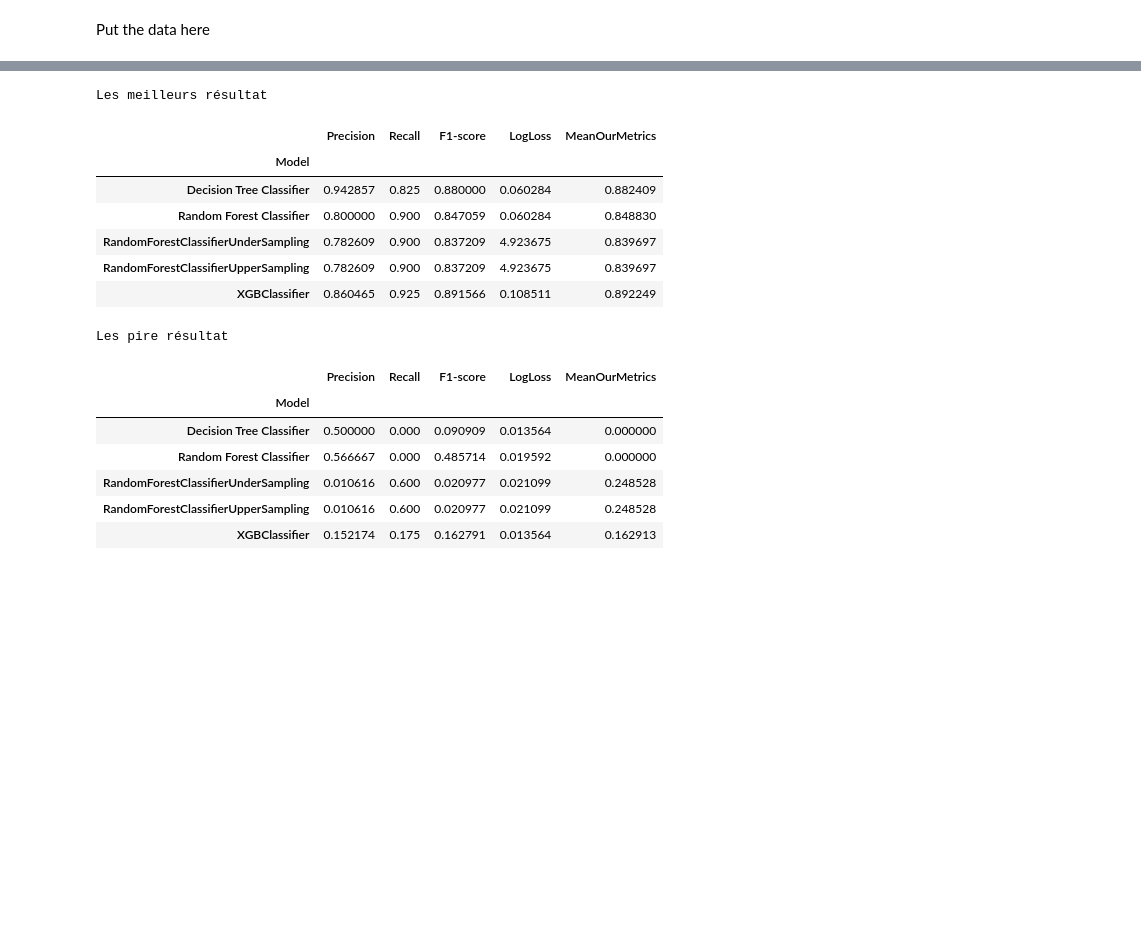
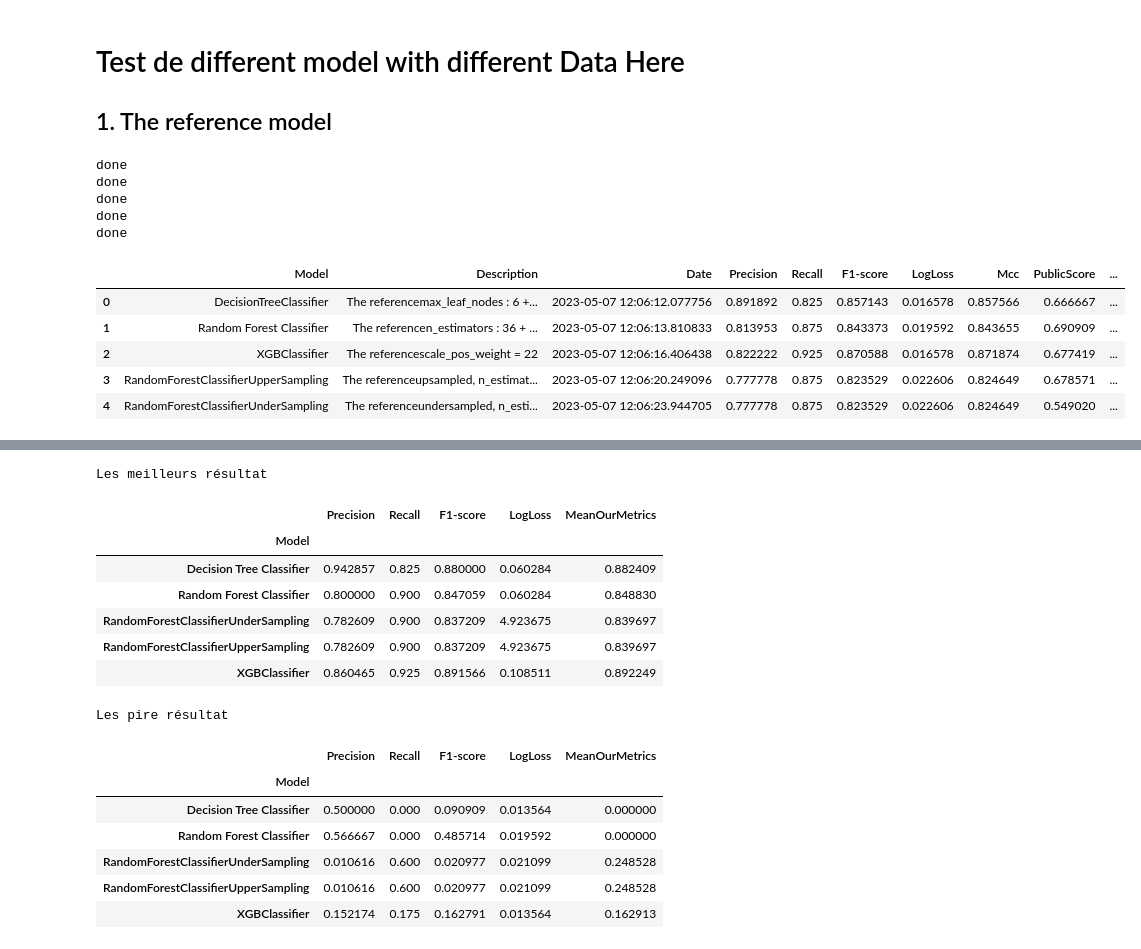
Before and after one commit to SarahLiettefti/AI5L_AILab_FraudDetection, a Jupyter notebook: TestEverything.ipynb, the cells around one changed output, grey strips where cells are left out. Drawn from its saved outputs; the diff is of its cells as text; code cells hidden in the pictures; blank space fills up the shorter version.

```diff
--- a/TestEverything.ipynb
+++ b/TestEverything.ipynb
@@ -25,5 +104,6 @@ def make_mi_scores(X, y):
 # %% [markdown]
-Put the data here
+# Test de different model with different Data Here
+## 1. The reference model
 # %%
 def_feature = pd.read_csv("input/Xente_Variable_Definitions.csv")
 raw_data = pd.read_csv("input/training.csv")
@@ -68,17 +148,11 @@ low_cardinality_cols = [cname for cname in data.columns if data[cname].nunique()
 low_cardinality_cols.append('PricingStrategy')
 
 #transform columns BatchId_54 to number
+    #transform columns BatchId_54 to number
+id_cols = data.filter(like="Id").columns.tolist()
+data[id_cols] = data[id_cols].astype(str).apply(lambda x: x.str.replace(x.name + "_", "")).astype(int)
+X_test[id_cols] = X_test[id_cols].astype(str).apply(lambda x: x.str.replace(x.name + "_", "")).astype(int)
 
-l_col_str = ["BatchId", "AccountId", "SubscriptionId", "CustomerId", "ProviderId", "ProductId", "ChannelId"]
-for col in l_col_str:
-    data[['dc', 'new_col']] = data[col].str.split("_", expand = True)
-    data.drop(['dc',col], inplace=True, axis=1)
-    data.rename(columns={"new_col": col}, inplace=True)
-    data[col] = data[col].astype('int')
-    X_test[['dc', 'new_col']] = X_test[col].str.split("_", expand = True)
-    X_test.drop(['dc',col], inplace=True, axis=1)
-    X_test.rename(columns={"new_col": col}, inplace=True)
-    X_test[col] = X_test[col].astype('int')
 data['PricingStrategy'] = data['PricingStrategy'].astype('int')
 X_test['PricingStrategy'] = X_test['PricingStrategy'].astype('int')
 data['Value'] = data['Value'].astype('float')
@@ -96,12 +170,6 @@ train_X, val_X, train_y, val_y = train_test_split(X, y, random_state = 0)
 cat_cols = [col for col in X.columns if X[col].dtype == "object"]#liste of obejct columns
 cat_cols.append("PricingStrategy")#pcq mm si c'est un chiffre il faut le considérer comme une catégorie
 
-#print(describe)
-
-
-#low_cardinality_cols=["ProviderId", "ProductCategory", "ChannelId", "PricingStrategy"]
-#train_X[low_cardinality_cols] = train_X[low_cardinality_cols].astype(str)
-#val_X[low_cardinality_cols] = val_X[low_cardinality_cols].astype(str)
 
 OH_encoder = OneHotEncoder(handle_unknown='ignore', sparse_output=False)
 OH_cols_train = pd.DataFrame(OH_encoder.fit_transform(train_X[low_cardinality_cols]))
@@ -110,30 +178,51 @@ OH_cols_test = pd.DataFrame(OH_encoder.transform(X_test[low_cardinality_cols]))
 OH_cols_train.columns = OH_encoder.get_feature_names_out()
 OH_cols_valid.columns = OH_encoder.get_feature_names_out()
 OH_cols_test.columns = OH_encoder.get_feature_names_out()
 
 # One-hot encoding removed index; put it back
 OH_cols_train.index = train_X.index
 OH_cols_valid.index = val_X.index
 OH_cols_test.index = X_test.index
+
+OH_cols_train[list(OH_cols_train.columns)] = OH_cols_train[list(OH_cols_train.columns)].astype(int)
+OH_cols_valid[list(OH_cols_valid.columns)] = OH_cols_valid[list(OH_cols_valid.columns)].astype(int)
+OH_cols_test[list(OH_cols_test.columns)] = OH_cols_test[list(OH_cols_test.columns)].astype(int)
 
 # Remove categorical columns (will replace with one-hot encoding)
 num_X_train = train_X.drop(low_cardinality_cols, axis=1)
 num_X_valid = val_X.drop(low_cardinality_cols, axis=1)
 num_X_test = X_test.drop(low_cardinality_cols, axis=1)
 
 OH_X_train = pd.concat([num_X_train, OH_cols_train], axis=1)
 OH_X_valid = pd.concat([num_X_valid, OH_cols_valid], axis=1)
 OH_X_test = pd.concat([num_X_test, OH_cols_test], axis=1)
 
 # Problème de string
 OH_X_train.drop(['TransactionStartTime'], inplace=True, axis=1)
 OH_X_valid.drop(['TransactionStartTime'], inplace=True, axis=1)
 OH_X_test.drop(['TransactionStartTime'], inplace=True, axis=1)
 OH_X_train.columns = OH_X_train.columns.astype(str)
 OH_X_valid.columns = OH_X_valid.columns.astype(str)
 OH_X_test.columns = OH_X_test.columns.astype(str)
 
 train_X = OH_X_train
 val_X = OH_X_valid
 test_X = OH_X_test
 X_entier = pd.concat([train_X, val_X])
+
+referenceresult = comparemodels(train_X, train_y, val_X, test_X, "The reference")
+referenceresult["PublicScore"] = [0.666666666, 0.690909090, 0.677419354, 0.678571428, 0.549019607]
+referenceresult["PrivateScore"] = [0.661016949, 0.649122807, 0.676923076, 0.637168141, 0.480769230]
+referenceresult
+# %% [output]
+done
+done
+done
+done
+done
+|  | Model | Description | Date | Precision | Recall | F1-score | LogLoss | Mcc | PublicScore | ... |
+| 0 | DecisionTreeClassifier | The referencemax_leaf_nodes : 6 +... | 2023-05-07 12:06:12.077756 | 0.891892 | 0.825 | 0.857143 | 0.016578 | 0.857566 | 0.666667 | ... |
+| 1 | Random Forest Classifier | The referencen_estimators : 36 + ... | 2023-05-07 12:06:13.810833 | 0.813953 | 0.875 | 0.843373 | 0.019592 | 0.843655 | 0.690909 | ... |
+| 2 | XGBClassifier | The referencescale_pos_weight = 22 | 2023-05-07 12:06:16.406438 | 0.822222 | 0.925 | 0.870588 | 0.016578 | 0.871874 | 0.677419 | ... |
+| 3 | RandomForestClassifierUpperSampling | The referenceupsampled, n_estimat... | 2023-05-07 12:06:20.249096 | 0.777778 | 0.875 | 0.823529 | 0.022606 | 0.824649 | 0.678571 | ... |
+| 4 | RandomForestClassifierUnderSampling | The referenceundersampled, n_esti... | 2023-05-07 12:06:23.944705 | 0.777778 | 0.875 | 0.823529 | 0.022606 | 0.824649 | 0.549020 | ... |
```
Also changed, not shown: parts of 16 cells of this notebook, 6 other files.
